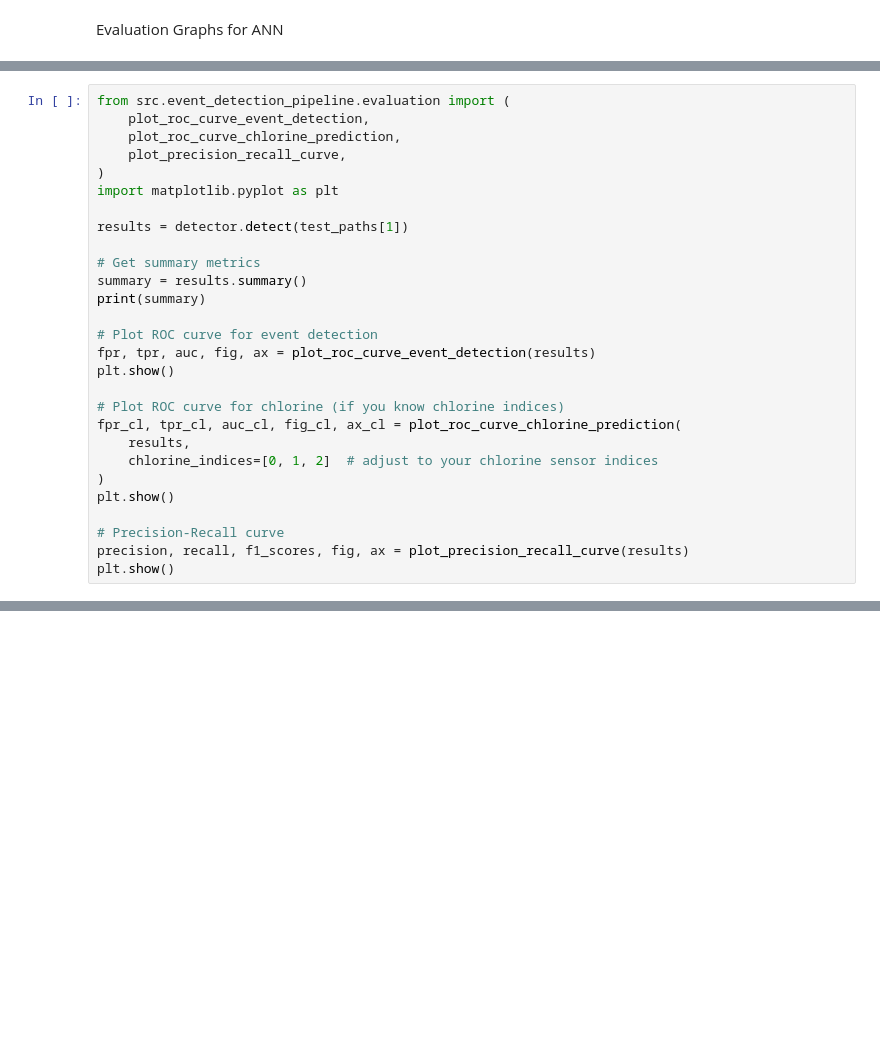
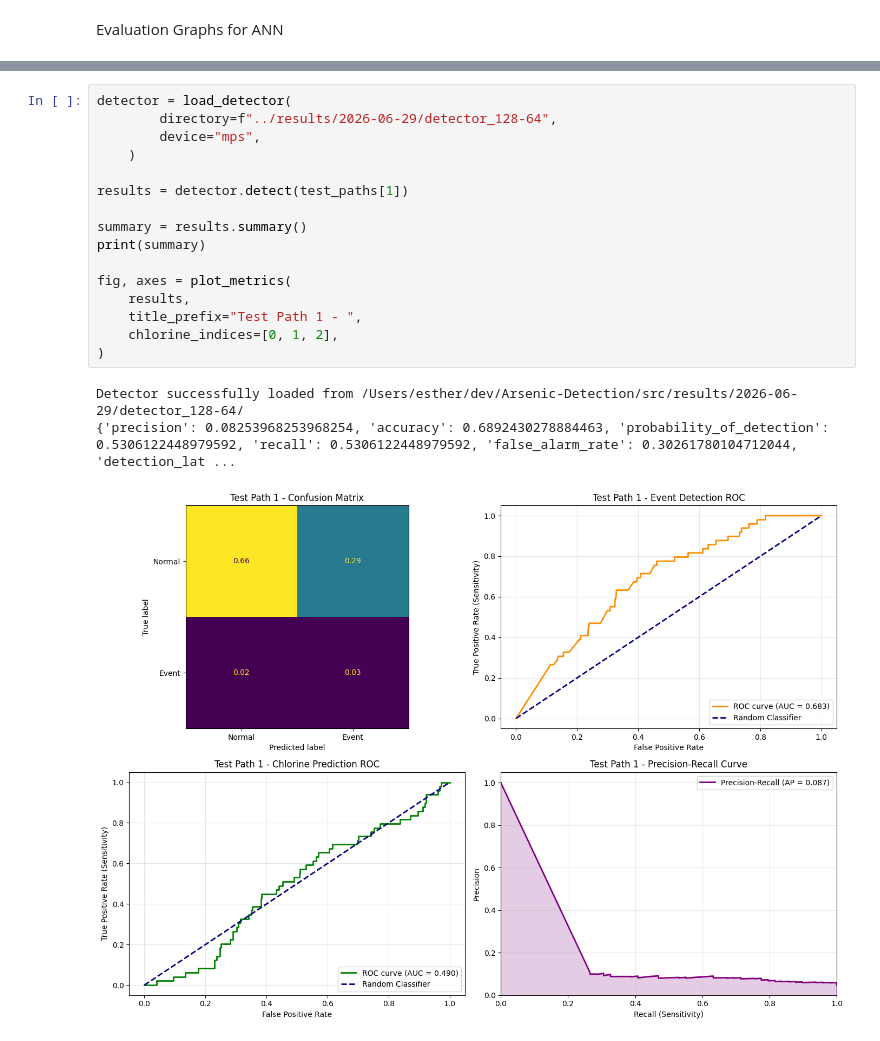
Before and after one commit to esthy13/Arsenic-Detection, a Jupyter notebook: src/notebooks/ANN_testing.ipynb, the cells around one changed output, grey strips where cells are left out. Cells and saved outputs as stored; diff of their text form; blank space fills up the shorter version.

```diff
--- a/src/notebooks/ANN_testing.ipynb
+++ b/src/notebooks/ANN_testing.ipynb
@@ -79,28 +30,0 @@ Threshold config loaded from ../results/2026-06-29/detector_1l_smaller/threshold
-# %%
-from src.event_detection_pipeline.evaluation import (
-    plot_roc_curve_event_detection,
-    plot_roc_curve_chlorine_prediction,
-    plot_precision_recall_curve,
-)
-import matplotlib.pyplot as plt
-
-results = detector.detect(test_paths[1])
-
-# Get summary metrics
-summary = results.summary()
-print(summary)
-
-# Plot ROC curve for event detection
-fpr, tpr, auc, fig, ax = plot_roc_curve_event_detection(results)
-plt.show()
-
-# Plot ROC curve for chlorine (if you know chlorine indices)
-fpr_cl, tpr_cl, auc_cl, fig_cl, ax_cl = plot_roc_curve_chlorine_prediction(
-    results,
-    chlorine_indices=[0, 1, 2]  # adjust to your chlorine sensor indices
-)
-plt.show()
-
-# Precision-Recall curve
-precision, recall, f1_scores, fig, ax = plot_precision_recall_curve(results)
-plt.show()
@@ -111,0 +136,20 @@ plt.show()
+# %%
+detector = load_detector(
+        directory=f"../results/2026-06-29/detector_128-64",
+        device="mps",
+    )
+
+results = detector.detect(test_paths[1])
+
+summary = results.summary()
+print(summary)
+
+fig, axes = plot_metrics(
+    results,
+    title_prefix="Test Path 1 - ",
+    chlorine_indices=[0, 1, 2],
+)
+# %% [output]
+Detector successfully loaded from /Users/esther/dev/Arsenic-Detection/src/results/2026-06-29/detector_128-64/
+{'precision': 0.08253968253968254, 'accuracy': 0.6892430278884463, 'probability_of_detection': 0.5306122448979592, 'recall': 0.5306122448979592, 'false_alarm_rate': 0.30261780104712044, 'detection_lat ...
+[figure, added]
```
Also changed, not shown: parts of 11 cells of this notebook, 19 other files.
